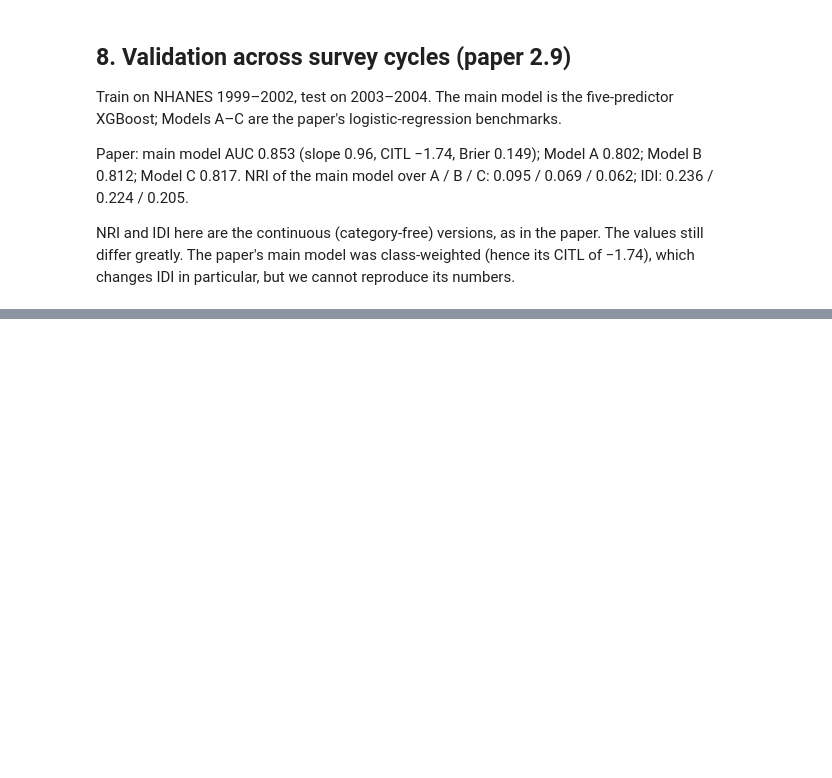
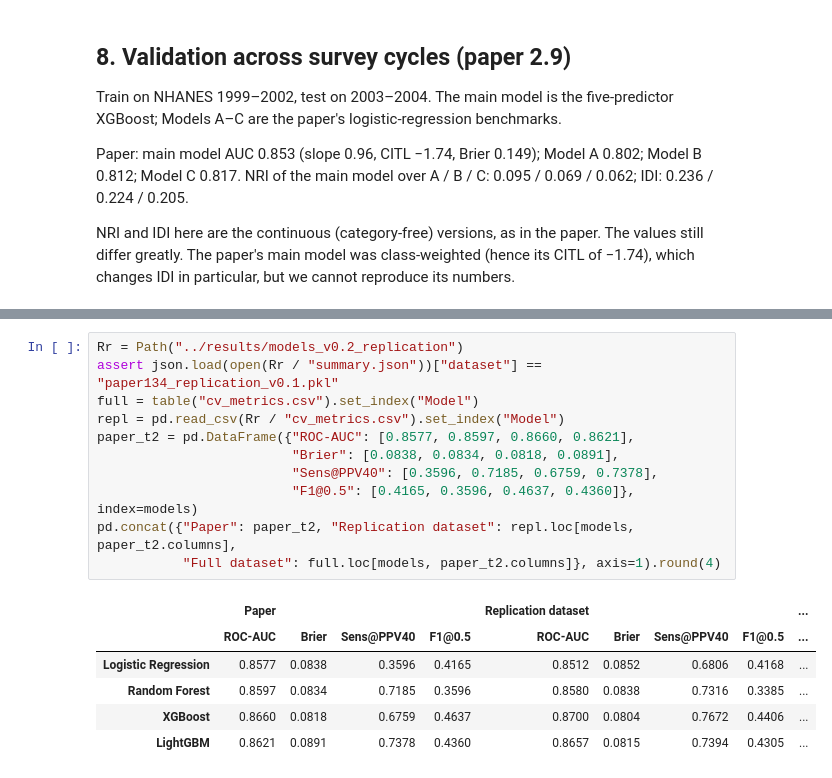
Before and after one commit to Evode-Manirahari/nhanes-cardiovascular-ml, a Jupyter notebook: notebooks/06_paper134_results.ipynb, the cells around one changed output, grey strips where cells are left out. Drawn from its saved outputs; the diff is of its cells as text; blank space fills up the shorter version.

Commit message:
Add paper-faithful replication dataset (132/134 counts match)

```diff
--- a/notebooks/06_paper134_results.ipynb
+++ b/notebooks/06_paper134_results.ipynb
@@ -652,0 +673,18 @@ table("temporal_validation.csv").round(3)
+# %%
+Rr = Path("../results/models_v0.2_replication")
+assert json.load(open(Rr / "summary.json"))["dataset"] == "paper134_replication_v0.1.pkl"
+full = table("cv_metrics.csv").set_index("Model")
+repl = pd.read_csv(Rr / "cv_metrics.csv").set_index("Model")
+paper_t2 = pd.DataFrame({"ROC-AUC": [0.8577, 0.8597, 0.8660, 0.8621],
+                         "Brier": [0.0838, 0.0834, 0.0818, 0.0891],
+                         "Sens@PPV40": [0.3596, 0.7185, 0.6759, 0.7378],
+                         "F1@0.5": [0.4165, 0.3596, 0.4637, 0.4360]}, index=models)
+pd.concat({"Paper": paper_t2, "Replication dataset": repl.loc[models, paper_t2.columns],
+           "Full dataset": full.loc[models, paper_t2.columns]}, axis=1).round(4)
+# %% [output]
+|  | Paper |  |  |  | Replication dataset |  |  |  | ... |
+|  | ROC-AUC | Brier | Sens@PPV40 | F1@0.5 | ROC-AUC | Brier | Sens@PPV40 | F1@0.5 | ... |
+| Logistic Regression | 0.8577 | 0.0838 | 0.3596 | 0.4165 | 0.8512 | 0.0852 | 0.6806 | 0.4168 | ... |
+| Random Forest | 0.8597 | 0.0834 | 0.7185 | 0.3596 | 0.8580 | 0.0838 | 0.7316 | 0.3385 | ... |
+| XGBoost | 0.8660 | 0.0818 | 0.6759 | 0.4637 | 0.8700 | 0.0804 | 0.7672 | 0.4406 | ... |
+| LightGBM | 0.8621 | 0.0891 | 0.7378 | 0.4360 | 0.8657 | 0.0815 | 0.7394 | 0.4305 | ... |
```
Also changed, not shown: parts of 5 cells of this notebook, 4 other files.
